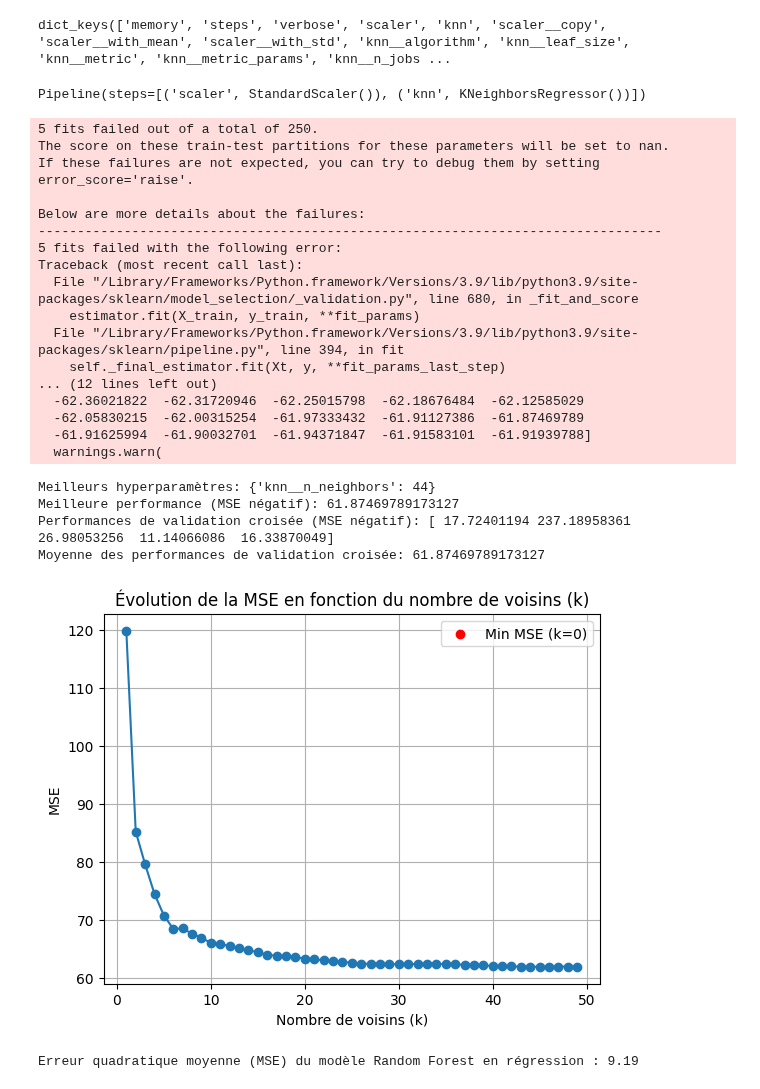
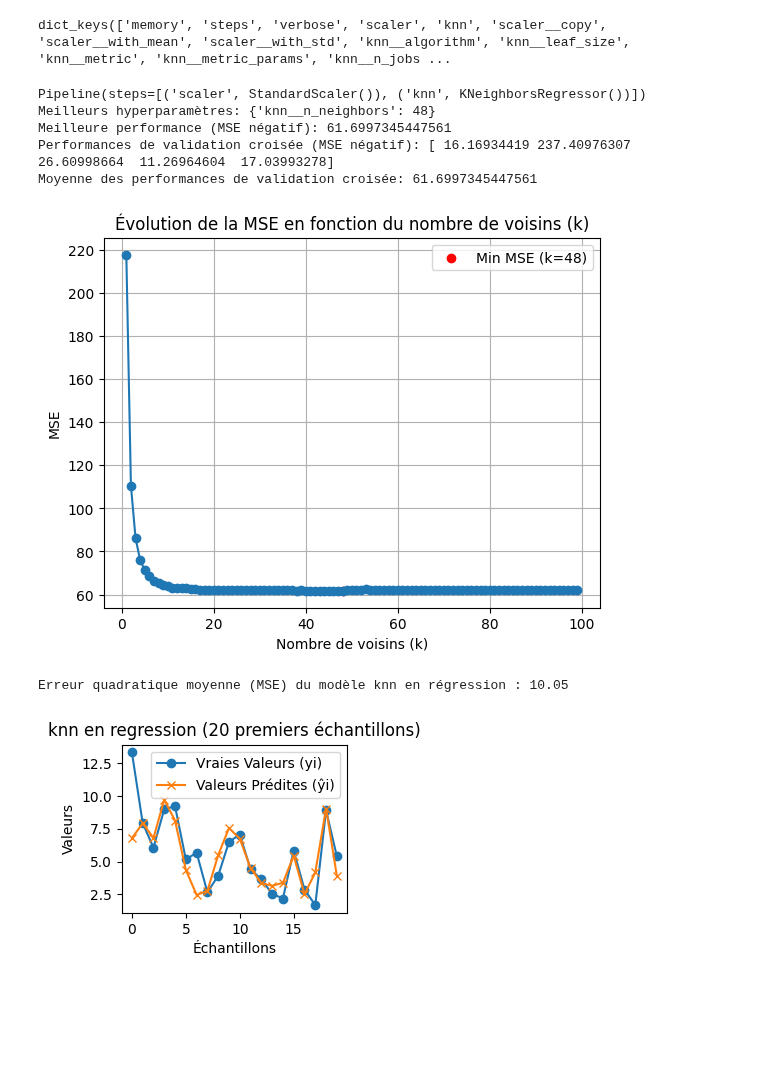
Before and after one commit to MatteoGentili/Apprentissage_Automatique_Project, a Jupyter notebook: Python_files/optimisation_knn_retards.ipynb, the cells around one changed output. Drawn from its saved outputs; the diff is of its cells as text; code cells hidden in the pictures; blank space fills up the shorter version.

```diff
--- a/Python_files/optimisation_knn_retards.ipynb
+++ b/Python_files/optimisation_knn_retards.ipynb
@@ -162,7 +162,7 @@ import numpy as np
 
 # Définissez une grille d'hyperparamètres que vous souhaitez tester pour KNN
 param_grid = {
-    'knn__n_neighbors': [k for k in range(50)],  # Nombre de voisins
+    'knn__n_neighbors': list(range(1, 100, 1)),  # Nombre de voisins
 
 }
 
@@ -191,68 +191,62 @@ print("Meilleurs hyperparamètres:", best_params)
 print("Meilleure performance (MSE négatif):", best_performance)
 print("Performances de validation croisée (MSE négatif):", cross_val_scores)
 print("Moyenne des performances de validation croisée:", np.mean(cross_val_scores))
 
 # Récupérez les valeurs de k à partir des paramètres
 k_values = [params['knn__n_neighbors'] for params in grid_search.cv_results_['params']]
 mse_values = -grid_search.cv_results_['mean_test_score']
 
 # Créez un graphique de l'évolution de la MSE en fonction de k
 plt.figure()
 plt.plot(k_values, mse_values, marker='o')
 plt.title("Évolution de la MSE en fonction du nombre de voisins (k)")
 plt.xlabel("Nombre de voisins (k)")
 plt.ylabel("MSE")
 plt.grid(True)
 
 # Trouvez la valeur de k où la MSE est minimale
 min_mse_k = k_values[np.argmin(mse_values)]
 min_mse = min(mse_values)
 
 # Tracez un point à l'emplacement de la MSE minimale
 plt.scatter(min_mse_k, min_mse, color='red', label=f'Min MSE (k={min_mse_k})')
 
 # Affichez la légende
 plt.legend()
 
 # Affichez le graphique
 plt.show()
 # %% [output]
 Pipeline(steps=[('scaler', StandardScaler()), ('knn', KNeighborsRegressor())])
+Meilleurs hyperparamètres: {'knn__n_neighbors': 48}
+Meilleure performance (MSE négatif): 61.6997345447561
+Performances de validation croisée (MSE négatif): [ 16.16934419 237.40976307  26.60998664  11.26964604  17.03993278]
+Moyenne des performances de validation croisée: 61.6997345447561
-5 fits failed out of a total of 250.
-The score on these train-test partitions for these parameters will be set to nan.
-If these failures are not expected, you can try to debug them by setting error_score='raise'.
-
-Below are more details about the failures:
---------------------------------------------------------------------------------
-5 fits failed with the following error:
-Traceback (most recent call last):
-  File "/Library/Frameworks/Python.framework/Versions/3.9/lib/python3.9/site-packages/sklearn/model_selection/_validation.py", line 680, in _fit_and_score
-    estimator.fit(X_train, y_train, **fit_params)
-  File "/Library/Frameworks/Python.framework/Versions/3.9/lib/python3.9/site-packages/sklearn/pipeline.py", line 394, in fit
-    self._final_estimator.fit(Xt, y, **fit_params_last_step)
-... (12 lines left out)
-  -62.36021822  -62.31720946  -62.25015798  -62.18676484  -62.12585029
-  -62.05830215  -62.00315254  -61.97333432  -61.91127386  -61.87469789
-  -61.91625994  -61.90032701  -61.94371847  -61.91583101  -61.91939788]
-  warnings.warn(
-Meilleurs hyperparamètres: {'knn__n_neighbors': 44}
-Meilleure performance (MSE négatif): 61.87469789173127
-Performances de validation croisée (MSE négatif): [ 17.72401194 237.18958361  26.98053256  11.14066086  16.33870049]
-Moyenne des performances de validation croisée: 61.87469789173127
-[figure, old version]
+[figure, new version]
 # %%
-#on peut appliquer l'elbow method pour choisir le nombre de voisins même si on n'est pas en clustering car il s'agit tout de même d'un bon compromis temps/performance
-
-#on choisit donc k = 5
+#on choisit donc
+n = best_params['knn__n_neighbors']
 
 # Créez la pipeline avec la mise à l'échelle et le modèle knn Regressor en utilisant le meilleur hyperparametre n = nb_voisins
 final_knn_pipeline= Pipeline([
     ('scaler', StandardScaler()),
-    ('knn', KNeighborsRegressor(n_neighbors=5))
+    ('knn', KNeighborsRegressor(n_neighbors=n))
 ])
 
 final_knn_pipeline .fit(X_train, y_train)
-modele_final_mse = mean_squared_error(y_test, final_knn_pipeline .predict(X_test))
-print(f"Erreur quadratique moyenne (MSE) du modèle Random Forest en régression : {modele_final_mse:.2f}")
+model_final_mse = mean_squared_error(y_test, final_knn_pipeline .predict(X_test))
+print(f"Erreur quadratique moyenne (MSE) du modèle knn en régression : {model_final_mse:.2f}")
+
+# Modèle knn en régression
+plt.subplot(222)
+plt.plot(np.arange(20), y_test[:20], label="Vraies Valeurs (yi)", marker='o')
+plt.plot(np.arange(20), final_knn_pipeline .predict(X_test)[:20], label="Valeurs Prédites (ŷi)", marker='x')
+plt.xlabel("Échantillons")
+plt.ylabel("Valeurs")
+plt.title("knn en regression (20 premiers échantillons)")
+plt.legend()
+
+plt.show()
 # %% [output]
-Erreur quadratique moyenne (MSE) du modèle Random Forest en régression : 9.19
+Erreur quadratique moyenne (MSE) du modèle knn en régression : 10.05
+[figure, added]
```
Also changed, not shown: parts of 4 cells of this notebook, 1 other file.
